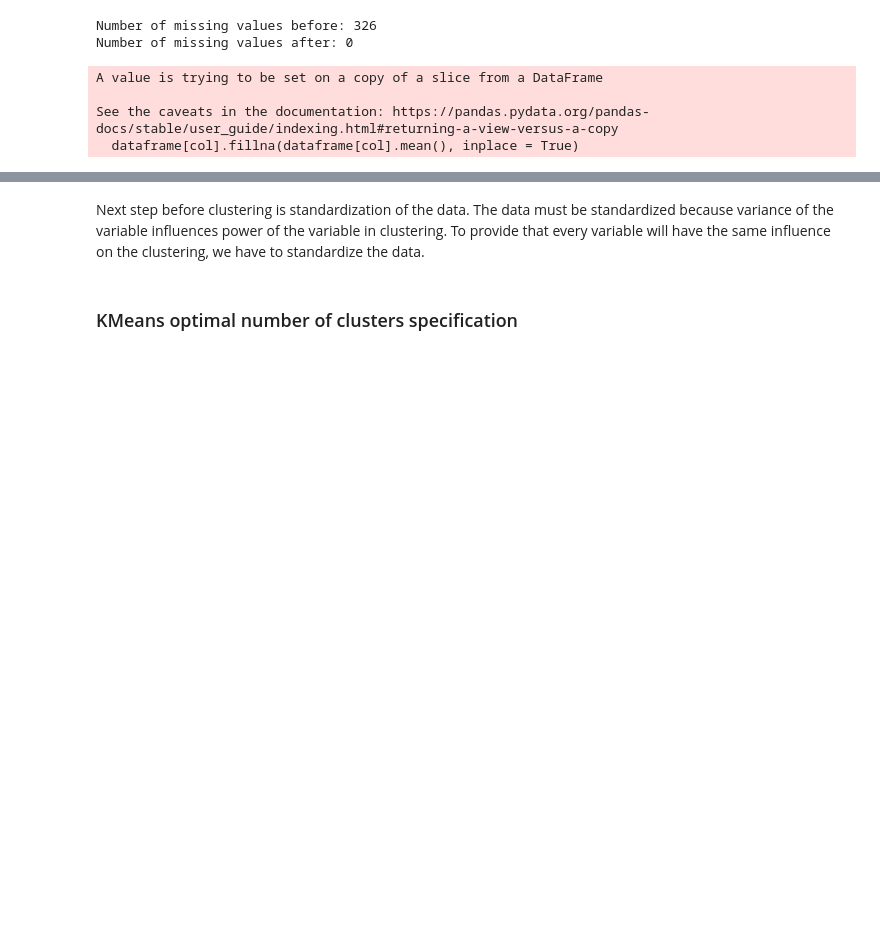
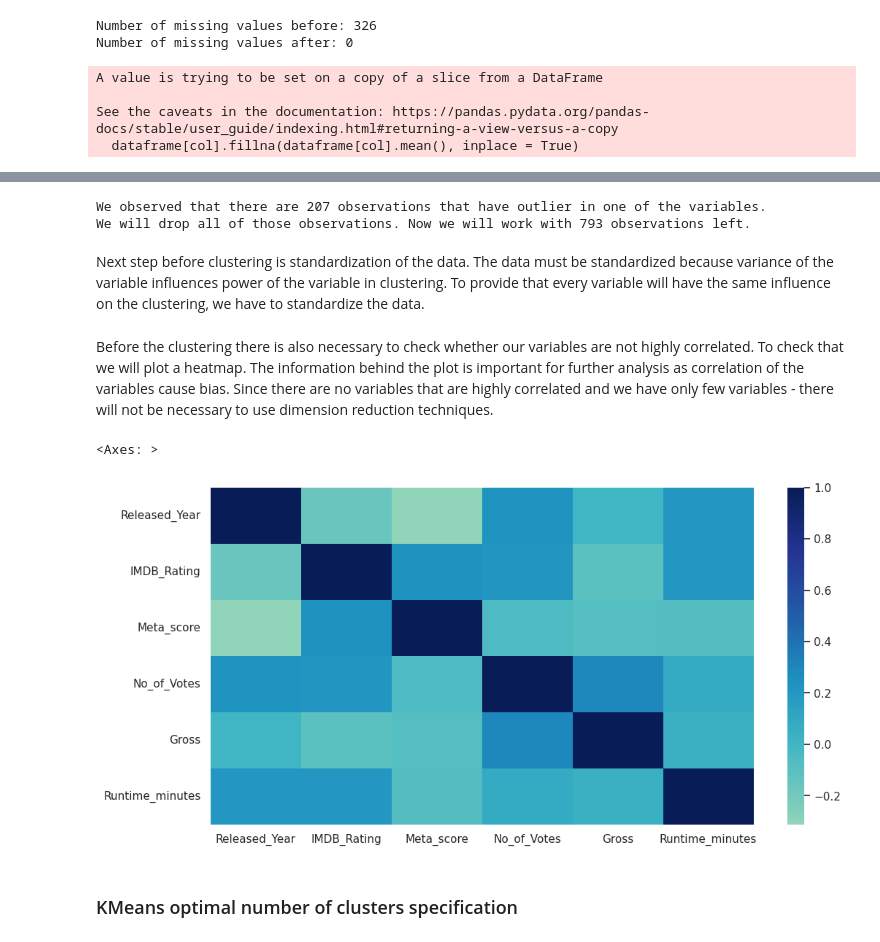
Before and after one commit to Hubert-Magdziak/sql-python-project, a Jupyter notebook: movies_exploration.ipynb, the cells around one changed output, grey strips where cells are left out. Saved outputs shown, nothing was run; the diff lists cells and outputs as text; code cells hidden in the pictures; blank space fills up the shorter version.

Commit message:
feat: corrplot, clusters analysis added

```diff
--- a/movies_exploration.ipynb
+++ b/movies_exploration.ipynb
@@ -203,8 +198,25 @@ df_clean = df_numeric[~is_outlier.T.any()]
+# %%
+# Data set without NAs and outliers
+df_clean = df_numeric[~is_outlier.T.any()]
+# Number of outliers
+print(f"We observed that there are {len(df_numeric) - len(df_clean)} observations that have outlier in one of the variables.\nWe will drop all of those observations. Now we will work with {len(df) - (len(df_numeric) - len(df_clean))} observations left.")
+# %% [output]
+We observed that there are 207 observations that have outlier in one of the variables.
+We will drop all of those observations. Now we will work with 793 observations left.
 # %% [markdown]
 Next step before clustering is standardization of the data. The data must be standardized because variance of the variable influences power of the variable in clustering. To provide that every variable will have the same influence on the clustering, we have to standardize the data.
 # %%
 scaler = StandardScaler()
 df_clean_standardized = scaler.fit_transform(df_clean)
+# %% [markdown]
+Before the clustering there is also necessary to check whether our variables are not highly correlated. To check that we will plot a heatmap. The information behind the plot is important for further analysis as correlation of the variables cause bias. Since there are no variables that are highly correlated and we have only few variables - there will not be necessary to use dimension reduction techniques.
+# %%
+# We plot a heatmap of pearson correlation
+plt.figure(figsize = (12,6))
+sns.heatmap(df_clean.corr(), center = 0, cmap = "YlGnBu")
+# %% [output]
+<Axes: >
+[figure, added]
 # %% [markdown]
 ### KMeans optimal number of clusters specification
 # %% [markdown]
```
Also changed, not shown: parts of 9 cells of this notebook.
